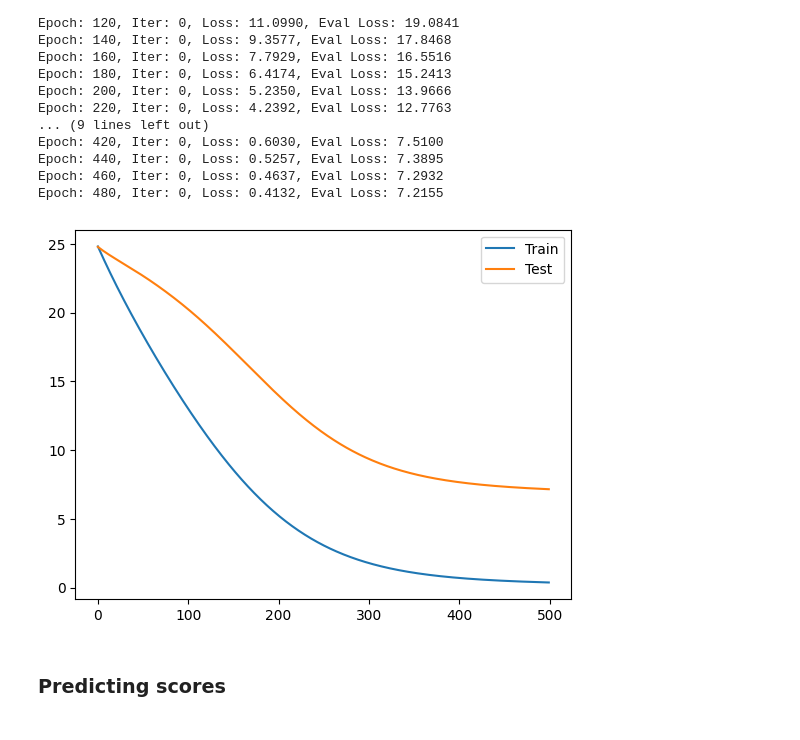
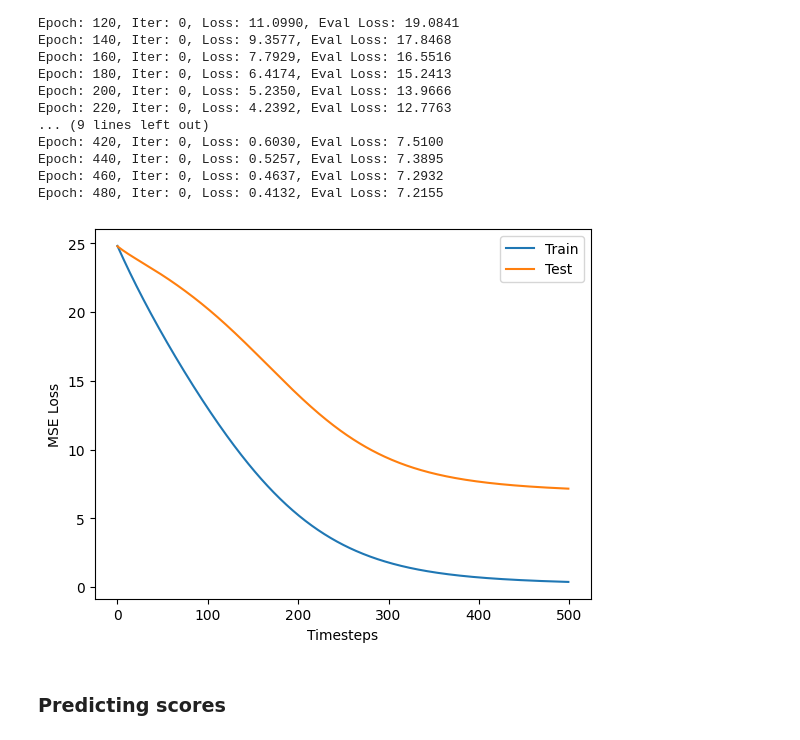
Before and after one commit to RecSysChallengeTeam/rec-baseline, a Jupyter notebook: notebooks/00_movielens_mf.ipynb, the cells around one changed output. Drawn from its saved outputs; the diff is of its cells as text; code cells hidden in the pictures.

```diff
--- a/notebooks/00_movielens_mf.ipynb
+++ b/notebooks/00_movielens_mf.ipynb
@@ -285,9 +285,11 @@ Epoch: 480, Iter: 0, Loss: 0.4132, Eval Loss: 7.2155
 # %%
 _ = plt.plot(loss_hist, label="Train")
 _ = plt.plot(eval_loss_hist, label="Test")
+_ = plt.xlabel("Timesteps")
+_ = plt.ylabel("MSE Loss")
 _ = plt.legend()
 # %% [output]
-[figure, old version]
+[figure, new version]
 # %% [markdown]
 ### Predicting scores
 # %%
```
Also changed, not shown: parts of 1 cell of this notebook.
